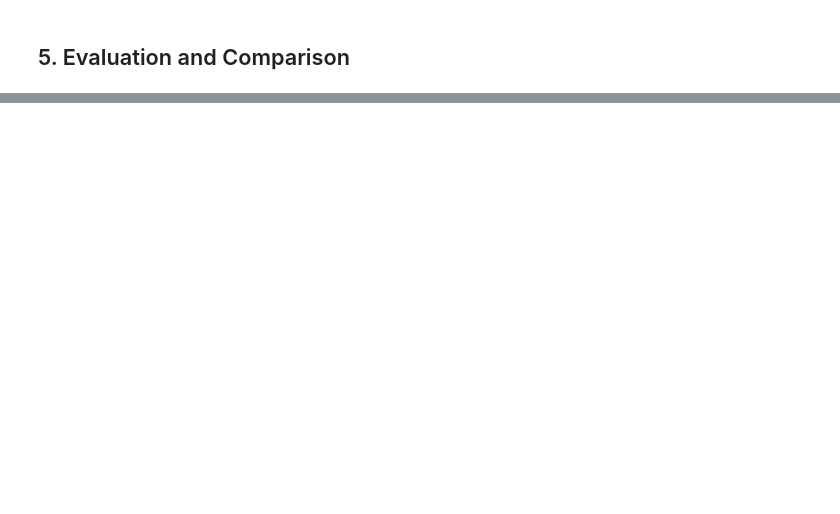
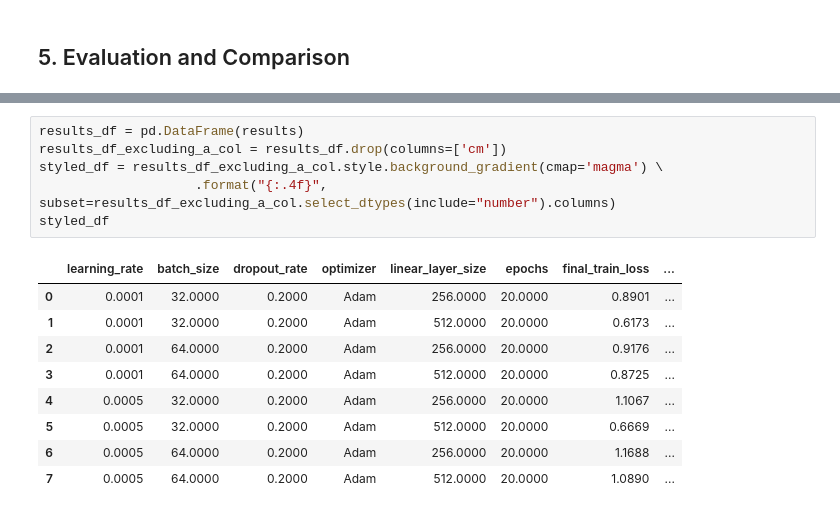
Before and after one commit to RanaMohamed6720/Speech-Emotion-Recognition, a Jupyter notebook: speech_emotion_recognition.ipynb, the cells around one changed output, grey strips where cells are left out. Drawn from its saved outputs; the diff is of its cells as text; blank space fills up the shorter version.

```diff
--- a/speech_emotion_recognition.ipynb
+++ b/speech_emotion_recognition.ipynb
@@ -281,0 +526,16 @@ Labels: (array([0, 1, 2, 3, 4, 5]), array([825, 826, 826, 826, 707, 826]))
+# %%
+results_df = pd.DataFrame(results)
+results_df_excluding_a_col = results_df.drop(columns=['cm'])
+styled_df = results_df_excluding_a_col.style.background_gradient(cmap='magma') \
+                    .format("{:.4f}", subset=results_df_excluding_a_col.select_dtypes(include="number").columns)
+styled_df
+# %% [output]
+|  | learning_rate | batch_size | dropout_rate | optimizer | linear_layer_size | epochs | final_train_loss | ... |
+| 0 | 0.0001 | 32.0000 | 0.2000 | Adam | 256.0000 | 20.0000 | 0.8901 | ... |
+| 1 | 0.0001 | 32.0000 | 0.2000 | Adam | 512.0000 | 20.0000 | 0.6173 | ... |
+| 2 | 0.0001 | 64.0000 | 0.2000 | Adam | 256.0000 | 20.0000 | 0.9176 | ... |
+| 3 | 0.0001 | 64.0000 | 0.2000 | Adam | 512.0000 | 20.0000 | 0.8725 | ... |
+| 4 | 0.0005 | 32.0000 | 0.2000 | Adam | 256.0000 | 20.0000 | 1.1067 | ... |
+| 5 | 0.0005 | 32.0000 | 0.2000 | Adam | 512.0000 | 20.0000 | 0.6669 | ... |
+| 6 | 0.0005 | 64.0000 | 0.2000 | Adam | 256.0000 | 20.0000 | 1.1688 | ... |
+| 7 | 0.0005 | 64.0000 | 0.2000 | Adam | 512.0000 | 20.0000 | 1.0890 | ... |
```
Also changed, not shown: parts of 9 cells of this notebook.
